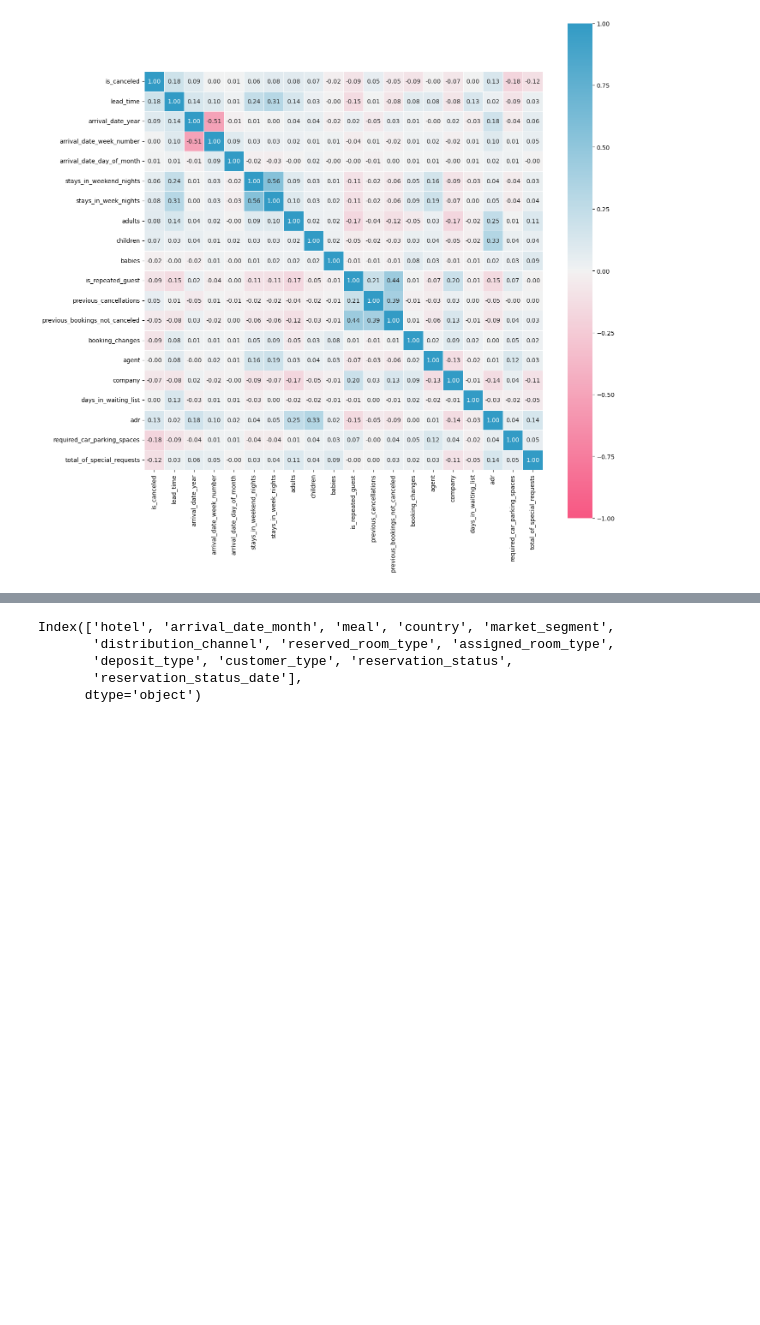
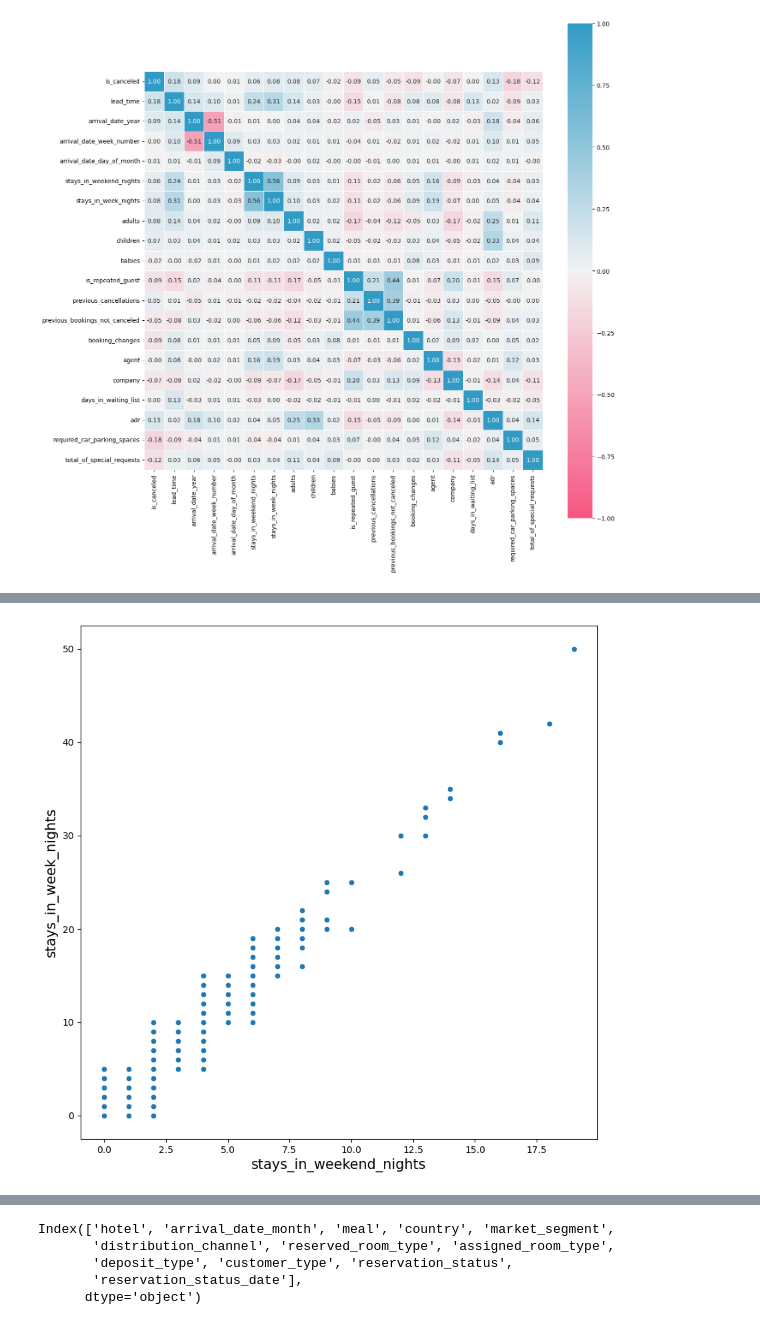
Before and after one commit to kolee1902/Data_Visualization_DoAnQuanHoa, a Jupyter notebook: Hotel_Booking.ipynb, the cells around one changed output, grey strips where cells are left out. Saved outputs shown, nothing was run; the diff lists cells and outputs as text; code cells hidden in the pictures; blank space fills up the shorter version.

```diff
--- a/Hotel_Booking.ipynb
+++ b/Hotel_Booking.ipynb
@@ -296,3 +306,11 @@ ax = sns.heatmap(hotel_df[numeric_cols].corr(), annot=True, fmt=".2f", linewidth
+# %%
+fig, ax = plt.subplots(figsize=(10, 10))
+ax = sns.scatterplot(data=hotel_df, x="stays_in_weekend_nights", y="stays_in_week_nights")
+plt.xlabel('stays_in_weekend_nights', size = 15)
+plt.ylabel('stays_in_week_nights', size = 15)
+plt.show()
+# %% [output]
+[figure, added]
 # %%
 hotel_df['arrival_date_year'].value_counts()
 hotel_df['required_car_parking_spaces'].value_counts()
```
Also changed, not shown: parts of 11 cells of this notebook.
